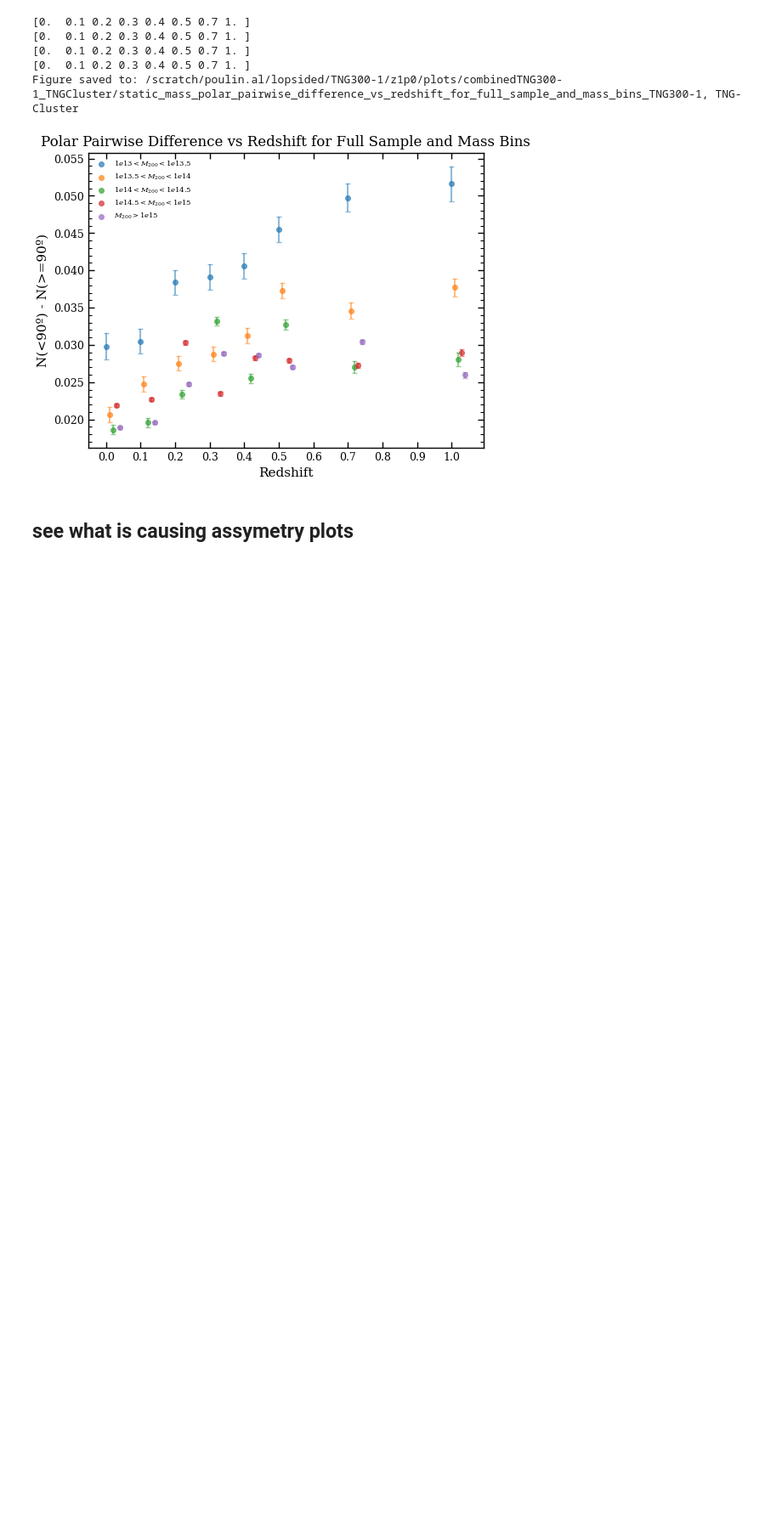
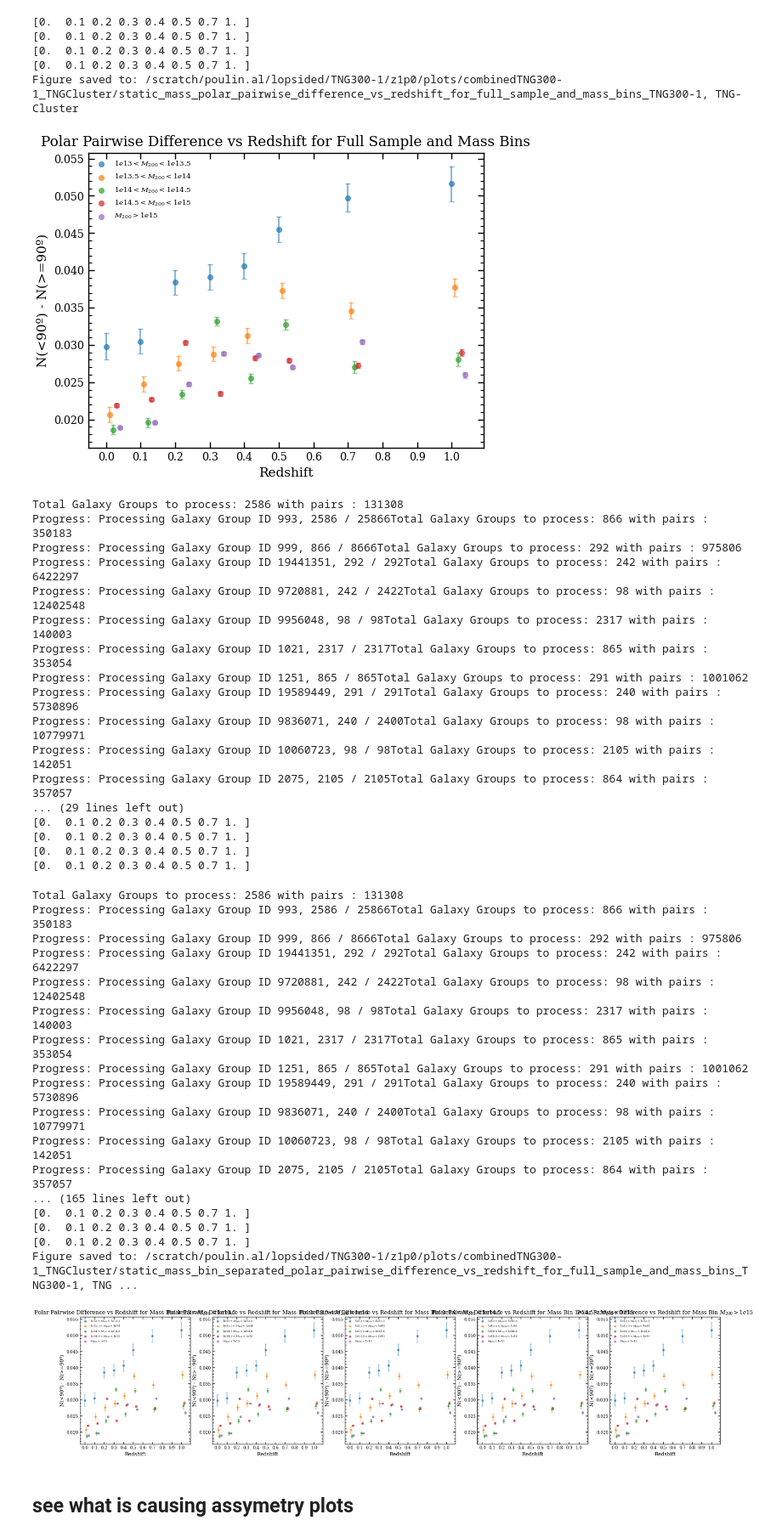
Before and after one commit to poulinal/sat-lopsidedness, a Jupyter notebook: src/myproject/redshiftGalaxyGroup-staticmassbins-combine300Cluster.ipynb, the cells around one changed output. Shown at 85% size. Saved outputs shown, nothing was run; the diff lists cells and outputs as text; code cells hidden in the pictures; blank space fills up the shorter version.

```diff
--- a/src/myproject/redshiftGalaxyGroup-staticmassbins-combine300Cluster.ipynb
+++ b/src/myproject/redshiftGalaxyGroup-staticmassbins-combine300Cluster.ipynb
@@ -1237,6 +1273,58 @@ Progress: Processing Galaxy Group ID 10597289, 97 / 97[0.  0.1 0.2 0.3 0.4 0.5 0
 [0.  0.1 0.2 0.3 0.4 0.5 0.7 1. ]
 Figure saved to: /scratch/poulin.al/lopsided/TNG300-1/z1p0/plots/combinedTNG300-1_TNGCluster/static_mass_polar_pairwise_difference_vs_redshift_for_full_sample_and_mass_bins_TNG300-1, TNG-Cluster
 [figure]
+# %%
+#separate the previous plot into 5 different plots, one for each mass bin, and save them
+polarPairwise5MassBinSubpanel_plotter = AstroPlotter()
+polarPairwise5MassBinSubpanel_fig, polarPairwise5MassBinSubpanel_ax = polarPairwise5MassBinSubpanel_plotter.create_figure(nrows=1, ncols=5, figsize=(25, 5))
+for i, mass_bin_label in enumerate(mass_bin_labels):
+    polarPairwise5MassBinSubpanel_plotter, polarPairwise5MassBinSubpanel_fig, polarPairwise5MassBinSubpanel_ax[i], _ = asymetryPlots(
+        redshifts,
+        listRedshiftGG=redshift_mass_bins,
+        listGGLabels=mass_bin_labels,
+        title=f'Polar Pairwise Difference vs Redshift for Mass Bin {mass_bin_label}',
+        ax=polarPairwise5MassBinSubpanel_ax[i],
+        fig=polarPairwise5MassBinSubpanel_fig,
+        plotter=polarPairwise5MassBinSubpanel_plotter,
+    )
+    polarPairwise5MassBinSubpanel_ax[i].set_title(f'Polar Pairwise Difference vs Redshift for Mass Bin {mass_bin_label}')
+polarPairwise5MassBinSubpanel_plotter.save_figure(polarPairwise5MassBinSubpanel_fig, galaxyAnalysisSnapshot.scratchPlotDirc + f'/static_mass_bin_separated_polar_pairwise_difference_vs_redshift_for_full_sample_and_mass_bins_{galaxyAnalysisSnapshot.sim}{galaxyAnalysisSnapshot.plotEndingFormat}')
+# %% [output]
+Total Galaxy Groups to process: 2586 with pairs : 131308
+Progress: Processing Galaxy Group ID 993, 2586 / 25866Total Galaxy Groups to process: 866 with pairs : 350183
+Progress: Processing Galaxy Group ID 999, 866 / 8666Total Galaxy Groups to process: 292 with pairs : 975806
+Progress: Processing Galaxy Group ID 19441351, 292 / 292Total Galaxy Groups to process: 242 with pairs : 6422297
+Progress: Processing Galaxy Group ID 9720881, 242 / 2422Total Galaxy Groups to process: 98 with pairs : 12402548
+Progress: Processing Galaxy Group ID 9956048, 98 / 98Total Galaxy Groups to process: 2317 with pairs : 140003
+Progress: Processing Galaxy Group ID 1021, 2317 / 2317Total Galaxy Groups to process: 865 with pairs : 353054
+Progress: Processing Galaxy Group ID 1251, 865 / 865Total Galaxy Groups to process: 291 with pairs : 1001062
+Progress: Processing Galaxy Group ID 19589449, 291 / 291Total Galaxy Groups to process: 240 with pairs : 5730896
+Progress: Processing Galaxy Group ID 9836071, 240 / 2400Total Galaxy Groups to process: 98 with pairs : 10779971
+Progress: Processing Galaxy Group ID 10060723, 98 / 98Total Galaxy Groups to process: 2105 with pairs : 142051
+Progress: Processing Galaxy Group ID 2075, 2105 / 2105Total Galaxy Groups to process: 864 with pairs : 357057
+... (29 lines left out)
+[0.  0.1 0.2 0.3 0.4 0.5 0.7 1. ]
+[0.  0.1 0.2 0.3 0.4 0.5 0.7 1. ]
+[0.  0.1 0.2 0.3 0.4 0.5 0.7 1. ]
+[0.  0.1 0.2 0.3 0.4 0.5 0.7 1. ]
+Total Galaxy Groups to process: 2586 with pairs : 131308
+Progress: Processing Galaxy Group ID 993, 2586 / 25866Total Galaxy Groups to process: 866 with pairs : 350183
+Progress: Processing Galaxy Group ID 999, 866 / 8666Total Galaxy Groups to process: 292 with pairs : 975806
+Progress: Processing Galaxy Group ID 19441351, 292 / 292Total Galaxy Groups to process: 242 with pairs : 6422297
+Progress: Processing Galaxy Group ID 9720881, 242 / 2422Total Galaxy Groups to process: 98 with pairs : 12402548
+Progress: Processing Galaxy Group ID 9956048, 98 / 98Total Galaxy Groups to process: 2317 with pairs : 140003
+Progress: Processing Galaxy Group ID 1021, 2317 / 2317Total Galaxy Groups to process: 865 with pairs : 353054
+Progress: Processing Galaxy Group ID 1251, 865 / 865Total Galaxy Groups to process: 291 with pairs : 1001062
+Progress: Processing Galaxy Group ID 19589449, 291 / 291Total Galaxy Groups to process: 240 with pairs : 5730896
+Progress: Processing Galaxy Group ID 9836071, 240 / 2400Total Galaxy Groups to process: 98 with pairs : 10779971
+Progress: Processing Galaxy Group ID 10060723, 98 / 98Total Galaxy Groups to process: 2105 with pairs : 142051
+Progress: Processing Galaxy Group ID 2075, 2105 / 2105Total Galaxy Groups to process: 864 with pairs : 357057
+... (165 lines left out)
+[0.  0.1 0.2 0.3 0.4 0.5 0.7 1. ]
+[0.  0.1 0.2 0.3 0.4 0.5 0.7 1. ]
+[0.  0.1 0.2 0.3 0.4 0.5 0.7 1. ]
+Figure saved to: /scratch/poulin.al/lopsided/TNG300-1/z1p0/plots/combinedTNG300-1_TNGCluster/static_mass_bin_separated_polar_pairwise_difference_vs_redshift_for_full_sample_and_mass_bins_TNG300-1, TNG ...
+[figure, added]
 # %% [markdown]
 ## see what is causing assymetry plots
 # %% [markdown]
```
Also changed, not shown: parts of 10 cells of this notebook, 14 other files.
